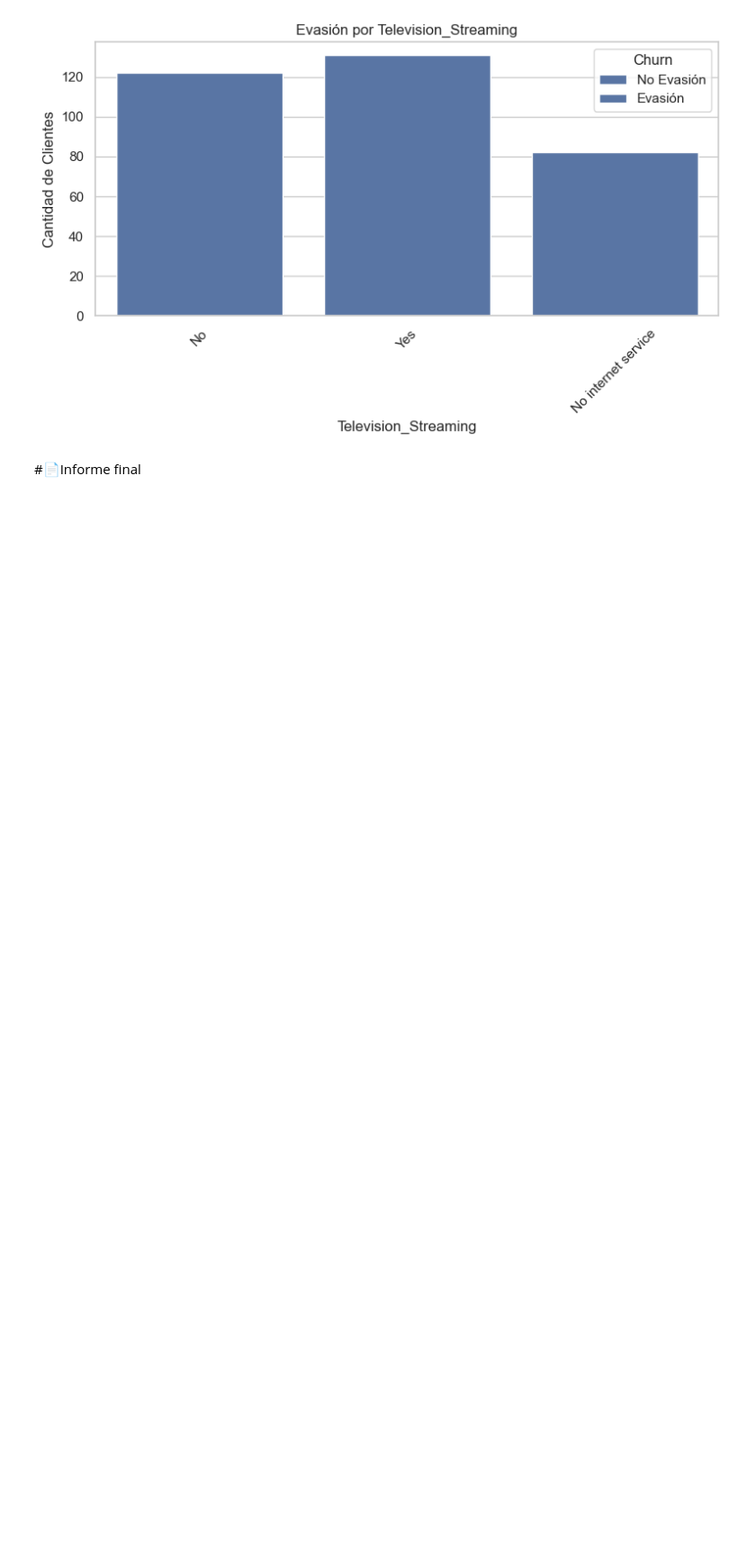
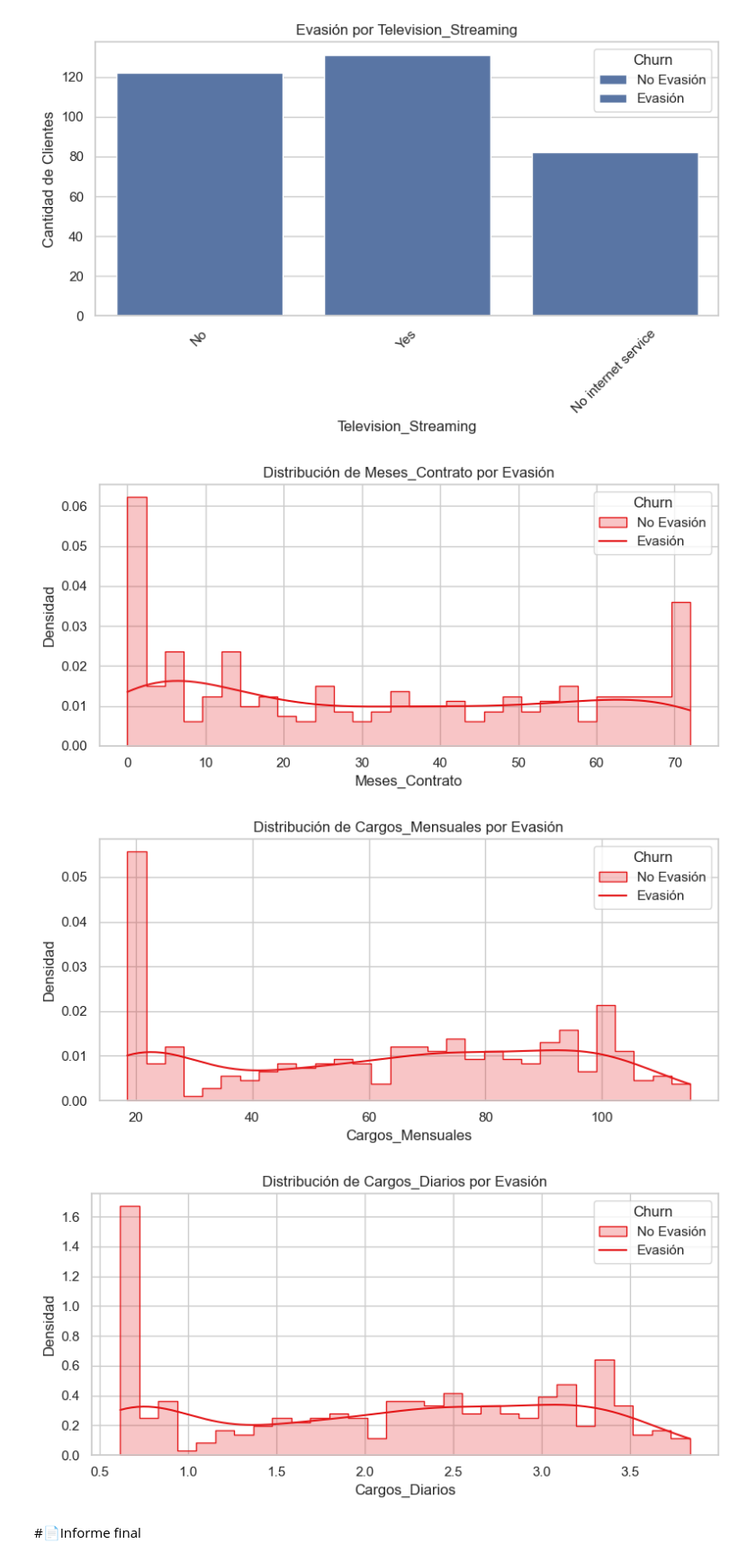
Before and after one commit to SaulRovelo/telecomx-churn-analysis, a Jupyter notebook: TelecomX_LATAM.ipynb, the cells around one changed output. Shown at 90% size. Saved outputs shown, nothing was run; the diff lists cells and outputs as text; code cells hidden in the pictures; blank space fills up the shorter version.

```diff
--- a/TelecomX_LATAM.ipynb
+++ b/TelecomX_LATAM.ipynb
@@ -369,5 +362,27 @@ for columna in columnas_existentes:
 [figure]
 [figure]
 [figure]
+# %%
+import matplotlib.pyplot as plt
+import seaborn as sns
+
+# Columnas numéricas a analizar
+variables_numericas = ['Meses_Contrato', 'Cargos_Mensuales', 'Cargos_Diarios']
+
+# Gráficos de distribución por variable numérica
+for columna in variables_numericas:
+    plt.figure(figsize=(8, 4))
+    sns.histplot(data=df, x=columna, hue='Churn', bins=30,
+                 kde=True, palette='Set1', element='step', stat='density')
+    plt.title(f'Distribución de {columna} por Evasión')
+    plt.xlabel(columna)
+    plt.ylabel('Densidad')
+    plt.legend(title='Churn', labels=['No Evasión', 'Evasión'])
+    plt.tight_layout()
+    plt.show()
+# %% [output]
+[figure, added]
+[figure, added]
+[figure, added]
 # %% [markdown]
 #📄Informe final
```
Also changed, not shown: parts of 4 cells of this notebook, 1 other file.
